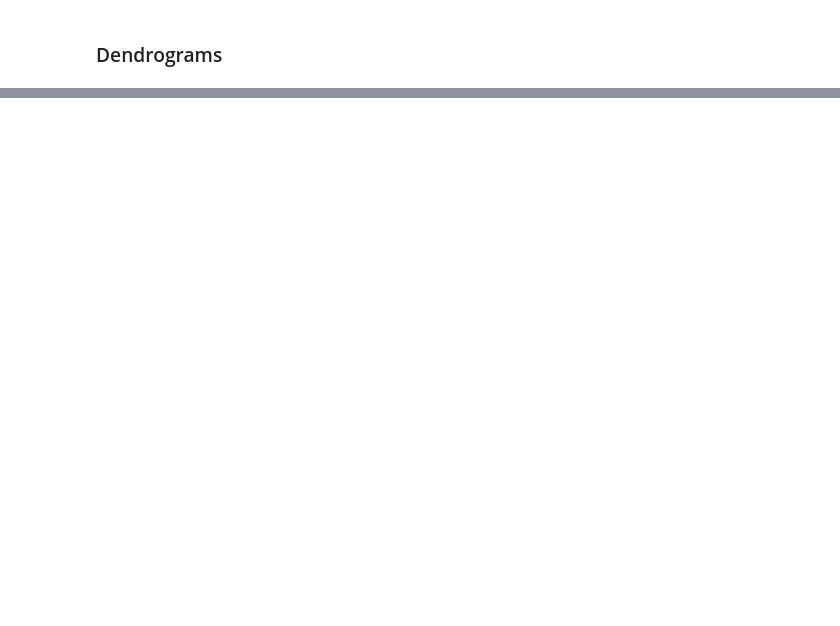
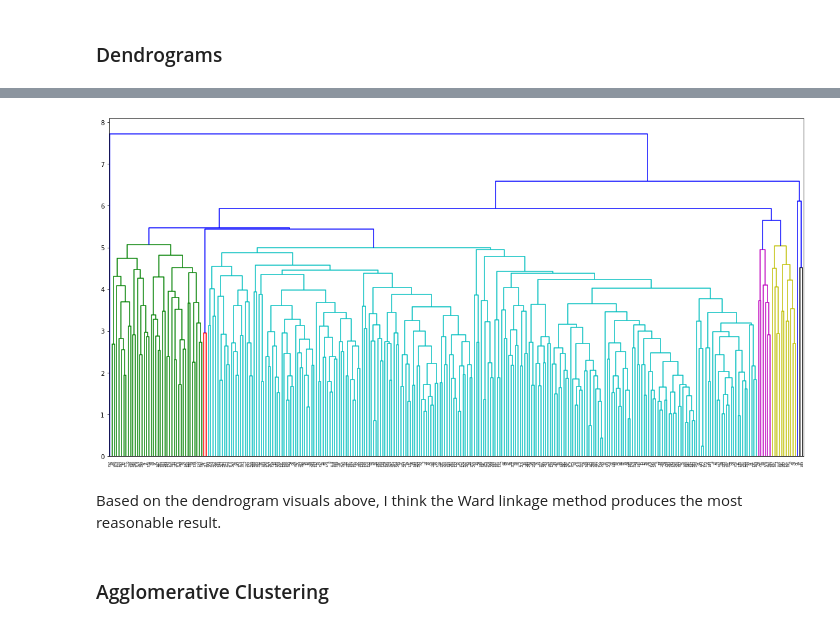
Before and after one commit to BenGriffith/data-science, a Jupyter notebook: exercises/hierarchical-clustering.ipynb, the cells around one changed output, grey strips where cells are left out. Cells and saved outputs as stored; diff of their text form; code cells hidden in the pictures; blank space fills up the shorter version.

```diff
--- a/exercises/hierarchical-clustering.ipynb
+++ b/exercises/hierarchical-clustering.ipynb
@@ -43,0 +57,10 @@ X_std = scaler.fit_transform(X)
+# %%
+plt.figure(figsize=(20, 10))
+dendrogram(linkage(X_std, method='average'))
+plt.show()
+# %% [output]
+[figure, added]
+# %% [markdown]
+Based on the dendrogram visuals above, I think the Ward linkage method produces the most reasonable result.
+# %% [markdown]
+### Agglomerative Clustering
```
Also changed, not shown: parts of 5 cells of this notebook.
